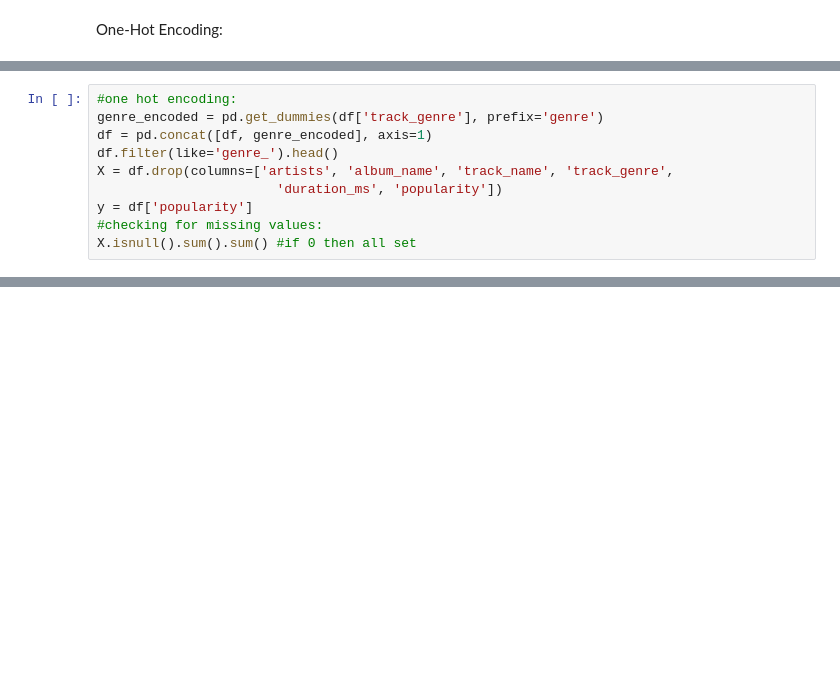
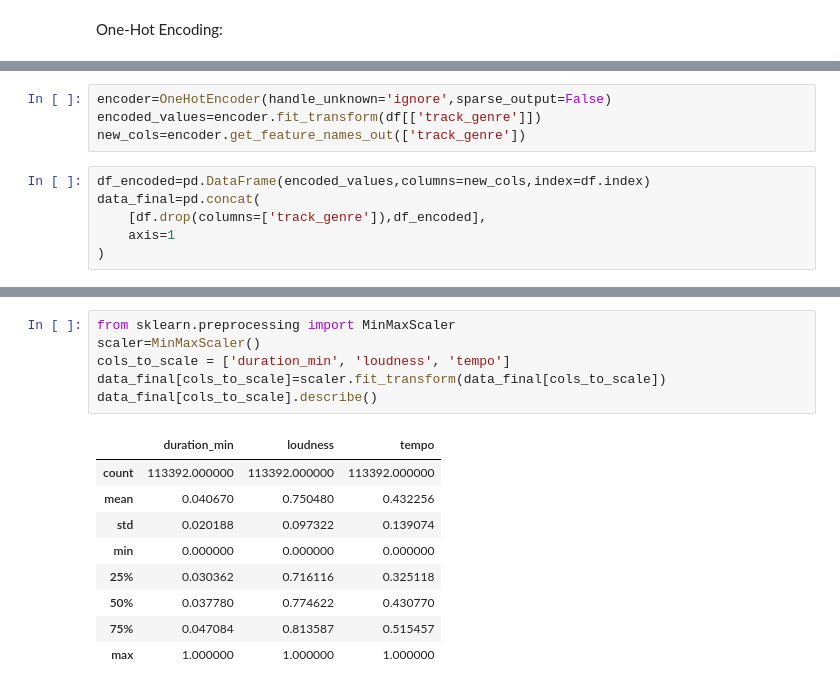
Before and after one commit to wania-Bakhat/spotify-song-intelligence, a Jupyter notebook: spotify_song_intelligence.ipynb, the cells around one changed output, grey strips where cells are left out. Cells and saved outputs as stored; diff of their text form; blank space fills up the shorter version.

```diff
--- a/spotify_song_intelligence.ipynb
+++ b/spotify_song_intelligence.ipynb
@@ -453,13 +596,3 @@ genre_pop   genre_rock   genre_jazz
 0           1            0
 0           0            1
 This process is called One-Hot Encoding.
-# %%
-#one hot encoding:
-genre_encoded = pd.get_dummies(df['track_genre'], prefix='genre')
-df = pd.concat([df, genre_encoded], axis=1)
-df.filter(like='genre_').head()
-X = df.drop(columns=['artists', 'album_name', 'track_name', 'track_genre',
-                       'duration_ms', 'popularity'])
-y = df['popularity']
-#checking for missing values:
-X.isnull().sum().sum() #if 0 then all set
@@ -465,0 +627,10 @@ X.isnull().sum().sum() #if 0 then all set
+# %%
+encoder=OneHotEncoder(handle_unknown='ignore',sparse_output=False)
+encoded_values=encoder.fit_transform(df[['track_genre']])
+new_cols=encoder.get_feature_names_out(['track_genre'])
+# %%
+df_encoded=pd.DataFrame(encoded_values,columns=new_cols,index=df.index)
+data_final=pd.concat(
+    [df.drop(columns=['track_genre']),df_encoded],
+    axis=1
+)
@@ -465,0 +641,16 @@ X.isnull().sum().sum() #if 0 then all set
+# %%
+from sklearn.preprocessing import MinMaxScaler
+scaler=MinMaxScaler()
+cols_to_scale = ['duration_min', 'loudness', 'tempo']
+data_final[cols_to_scale]=scaler.fit_transform(data_final[cols_to_scale])
+data_final[cols_to_scale].describe()
+# %% [output]
+|  | duration_min | loudness | tempo |
+| count | 113392.000000 | 113392.000000 | 113392.000000 |
+| mean | 0.040670 | 0.750480 | 0.432256 |
+| std | 0.020188 | 0.097322 | 0.139074 |
+| min | 0.000000 | 0.000000 | 0.000000 |
+| 25% | 0.030362 | 0.716116 | 0.325118 |
+| 50% | 0.037780 | 0.774622 | 0.430770 |
+| 75% | 0.047084 | 0.813587 | 0.515457 |
+| max | 1.000000 | 1.000000 | 1.000000 |
```
Also changed, not shown: parts of 32 cells of this notebook.
